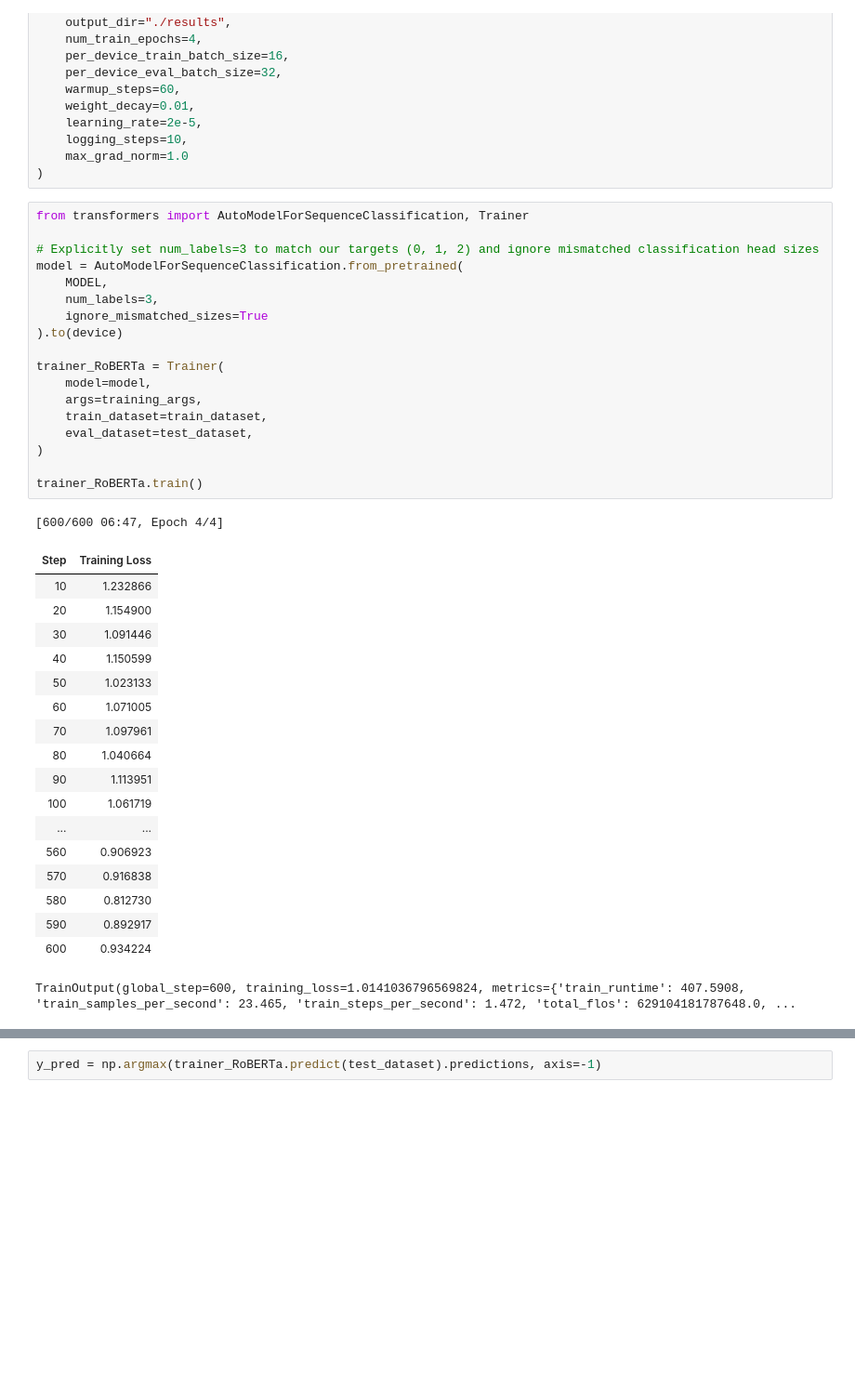
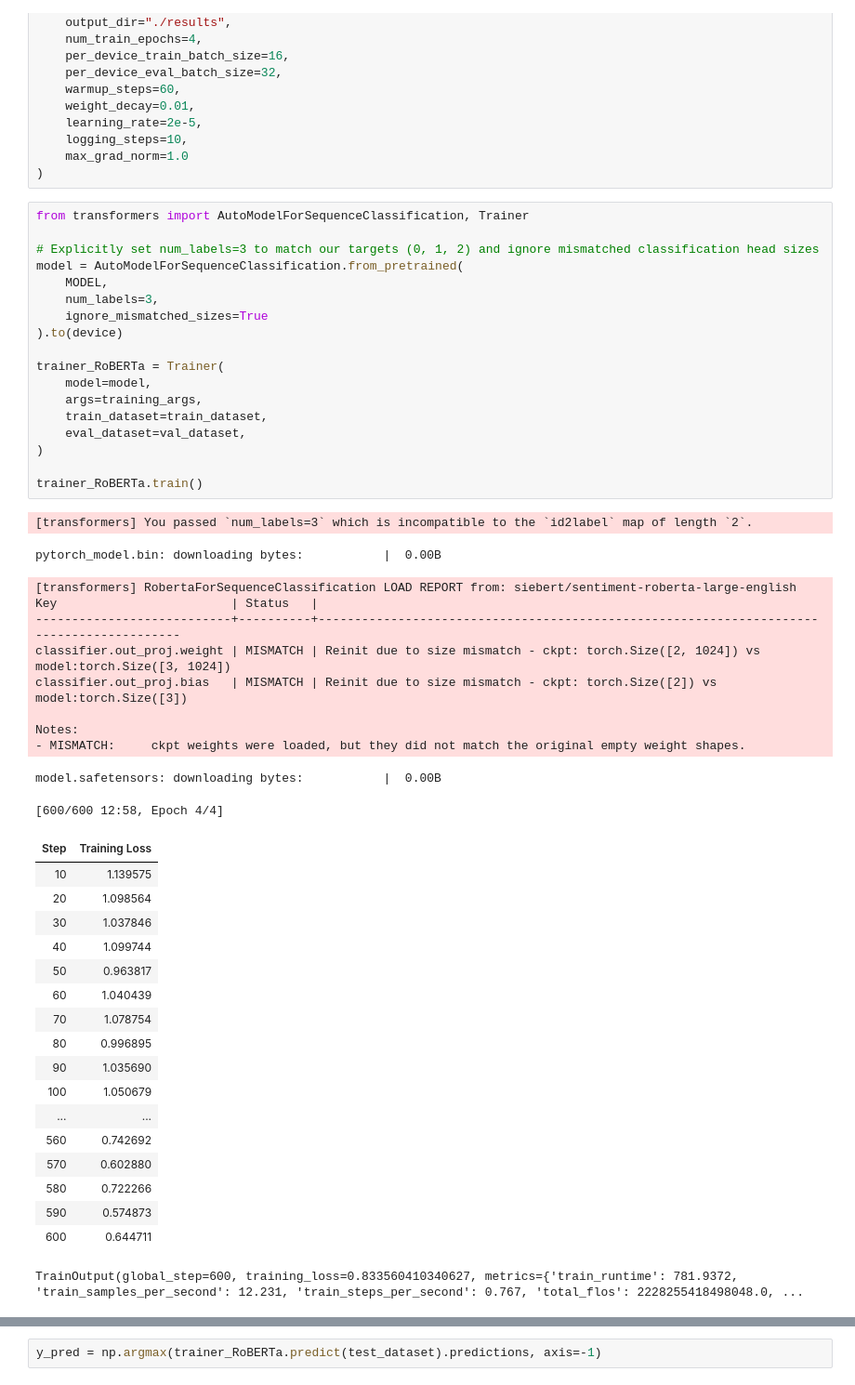
Before and after one commit to Sayak-coder/HateSpeech-detection, a Jupyter notebook: Subtask_(B)_Hate_Speech_Classification.ipynb, the cells around one changed output, grey strips where cells are left out. Shown at 93% size. Drawn from its saved outputs; the diff is of its cells as text; blank space fills up the shorter version.

```diff
--- a/Subtask_(B)_Hate_Speech_Classification.ipynb
+++ b/Subtask_(B)_Hate_Speech_Classification.ipynb
@@ -121,41 +124,52 @@ training_args = TrainingArguments(
 # %%
 from transformers import AutoModelForSequenceClassification, Trainer
 
 # Explicitly set num_labels=3 to match our targets (0, 1, 2) and ignore mismatched classification head sizes
 model = AutoModelForSequenceClassification.from_pretrained(
     MODEL,
     num_labels=3,
     ignore_mismatched_sizes=True
 ).to(device)
 
 trainer_RoBERTa = Trainer(
     model=model,
     args=training_args,
     train_dataset=train_dataset,
-    eval_dataset=test_dataset,
+    eval_dataset=val_dataset,
 )
 
 trainer_RoBERTa.train()
 # %% [output]
-[600/600 06:47, Epoch 4/4]
+[transformers] You passed `num_labels=3` which is incompatible to the `id2label` map of length `2`.
+pytorch_model.bin: downloading bytes:           |  0.00B
+[transformers] RobertaForSequenceClassification LOAD REPORT from: siebert/sentiment-roberta-large-english
+Key                        | Status   |
+---------------------------+----------+-----------------------------------------------------------------------------------------
+classifier.out_proj.weight | MISMATCH | Reinit due to size mismatch - ckpt: torch.Size([2, 1024]) vs model:torch.Size([3, 1024])
+classifier.out_proj.bias   | MISMATCH | Reinit due to size mismatch - ckpt: torch.Size([2]) vs model:torch.Size([3])
+
+Notes:
+- MISMATCH:     ckpt weights were loaded, but they did not match the original empty weight shapes.
+model.safetensors: downloading bytes:           |  0.00B
+[600/600 12:58, Epoch 4/4]
 | Step | Training Loss |
-| 10 | 1.232866 |
-| 20 | 1.154900 |
-| 30 | 1.091446 |
-| 40 | 1.150599 |
-| 50 | 1.023133 |
-| 60 | 1.071005 |
-| 70 | 1.097961 |
-| 80 | 1.040664 |
-| 90 | 1.113951 |
-| 100 | 1.061719 |
+| 10 | 1.139575 |
+| 20 | 1.098564 |
+| 30 | 1.037846 |
+| 40 | 1.099744 |
+| 50 | 0.963817 |
+| 60 | 1.040439 |
+| 70 | 1.078754 |
+| 80 | 0.996895 |
+| 90 | 1.035690 |
+| 100 | 1.050679 |
 | ... | ... |
-| 560 | 0.906923 |
-| 570 | 0.916838 |
-| 580 | 0.812730 |
-| 590 | 0.892917 |
-| 600 | 0.934224 |
+| 560 | 0.742692 |
+| 570 | 0.602880 |
+| 580 | 0.722266 |
+| 590 | 0.574873 |
+| 600 | 0.644711 |
-TrainOutput(global_step=600, training_loss=1.0141036796569824, metrics={'train_runtime': 407.5908, 'train_samples_per_second': 23.465, 'train_steps_per_second': 1.472, 'total_flos': 629104181787648.0, ...
+TrainOutput(global_step=600, training_loss=0.833560410340627, metrics={'train_runtime': 781.9372, 'train_samples_per_second': 12.231, 'train_steps_per_second': 0.767, 'total_flos': 2228255418498048.0, ...
 # %%
 trainer_RoBERTa.evaluate(val_dataset)
 # %% [output]
```
Also changed, not shown: parts of 24 cells of this notebook.
